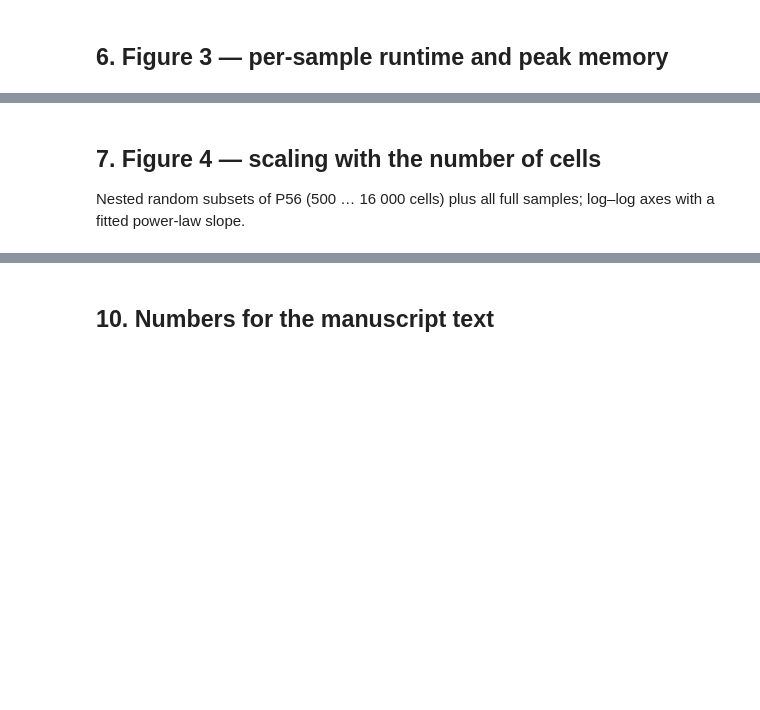
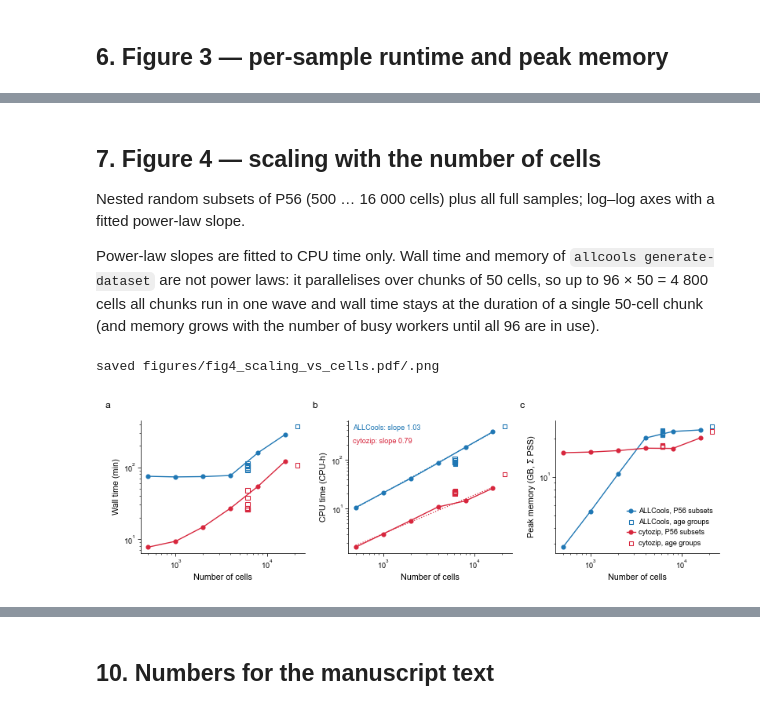
Before and after one commit to DingWB/cytozip, a Jupyter notebook: notebooks/benchmark_to_adata.ipynb, the cells around one changed output, grey strips where cells are left out. Cells and saved outputs as stored; diff of their text form; code cells hidden in the pictures; blank space fills up the shorter version.

```diff
--- a/notebooks/benchmark_to_adata.ipynb
+++ b/notebooks/benchmark_to_adata.ipynb
@@ -326,24 +572,32 @@ plt.show()
 ## 7. Figure 4 — scaling with the number of cells
 
 Nested random subsets of P56 (500 … 16 000 cells) plus all full samples; log–log axes with a fitted power-law slope.
+
+Power-law slopes are fitted to CPU time only. Wall time and memory of `allcools generate-dataset` are not power laws:
+it parallelises over chunks of 50 cells, so up to 96 × 50 = 4 800 cells all chunks run in one wave and wall time stays at
+the duration of a single 50-cell chunk (and memory grows with the number of busy workers until all 96 are in use).
 # %%
 sc = summary[summary.pipeline.isin(['allcools', 'cytozip'])].copy()
 if sc.is_subset.any():
-    fig, axes = plt.subplots(1, 3, figsize=(7.2, 2.4), constrained_layout=True)
-    for ax, (col, ylabel) in zip(axes, [('wall_min', 'Wall time (min)'), ('cpu_h', 'CPU time (CPU-h)'), ('peak_pss_gb', 'Peak memory (GB, Σ PSS)')]):
+    fig, axes = plt.subplots(1, 3, figsize=(W2, 55 * MM), constrained_layout=True)
+    for ax, (col, ylabel), letter in zip(axes, [('wall_min', 'Wall time (min)'), ('cpu_h', 'CPU time (CPU-h)'), ('peak_pss_gb', 'Peak memory (GB, Σ PSS)')], 'abc'):
+        panel_label(ax, letter, x=-0.22)
         for p in ['allcools', 'cytozip']:
             d = sc[sc.pipeline == p].sort_values('n_cells')
             sub, fl = d[d.is_subset], d[~d.is_subset]
-            ax.plot(sub.n_cells, sub[col], '-o', color=cols[p], ms=3.5, lw=1, label=f'{LABEL[p]} (P56 subsets)')
-            ax.scatter(fl.n_cells, fl[col], marker='s', s=14, facecolor='none', edgecolor=cols[p], lw=0.8, label=f'{LABEL[p]} (full samples)')
-            if len(sub) >= 3:
+            ax.plot(sub.n_cells, sub[col], '-o', color=cols[p], ms=3, lw=0.9, label=f'{LABEL[p]}, P56 subsets')
+            ax.scatter(fl.n_cells, fl[col], marker='s', s=12, facecolor='none', edgecolor=cols[p], lw=0.7, label=f'{LABEL[p]}, age groups')
+            if len(sub) >= 3 and col == 'cpu_h':   # wall/memory are not power laws (see text)
                 k, b = np.polyfit(np.log10(sub.n_cells), np.log10(sub[col].clip(lower=1e-6)), 1)
                 xs = np.array([sub.n_cells.min(), sub.n_cells.max()])
                 ax.plot(xs, 10 ** (k * np.log10(xs) + b), ':', color=cols[p], lw=0.8)
-                ax.text(0.02, 0.98 - 0.09 * (p == 'cytozip'), f'{LABEL[p]}: slope {k:.2f}', transform=ax.transAxes, fontsize=6.5, color=cols[p], va='top')
+                ax.text(0.03, 0.97 - 0.1 * (p == 'cytozip'), f'{LABEL[p]}: slope {k:.2f}', transform=ax.transAxes, color=cols[p], va='top', fontsize=FS_TEXT)
         ax.set_xscale('log'); ax.set_yscale('log'); ax.set_xlabel('Number of cells'); ax.set_ylabel(ylabel); despine(ax)
-    axes[-1].legend(fontsize=6, frameon=False, loc='lower right')
+    axes[-1].legend(loc='lower right')
     savefig(fig, 'fig4_scaling_vs_cells')
     plt.show()
 else:
     print('no scaling-series results yet (run scripts/04_make_subsets.sh then scripts/05_scaling.sh)')
+# %% [output]
+saved figures/fig4_scaling_vs_cells.pdf/.png
+[figure, added]
```
Also changed, not shown: parts of 46 cells of this notebook, 18 other files.
